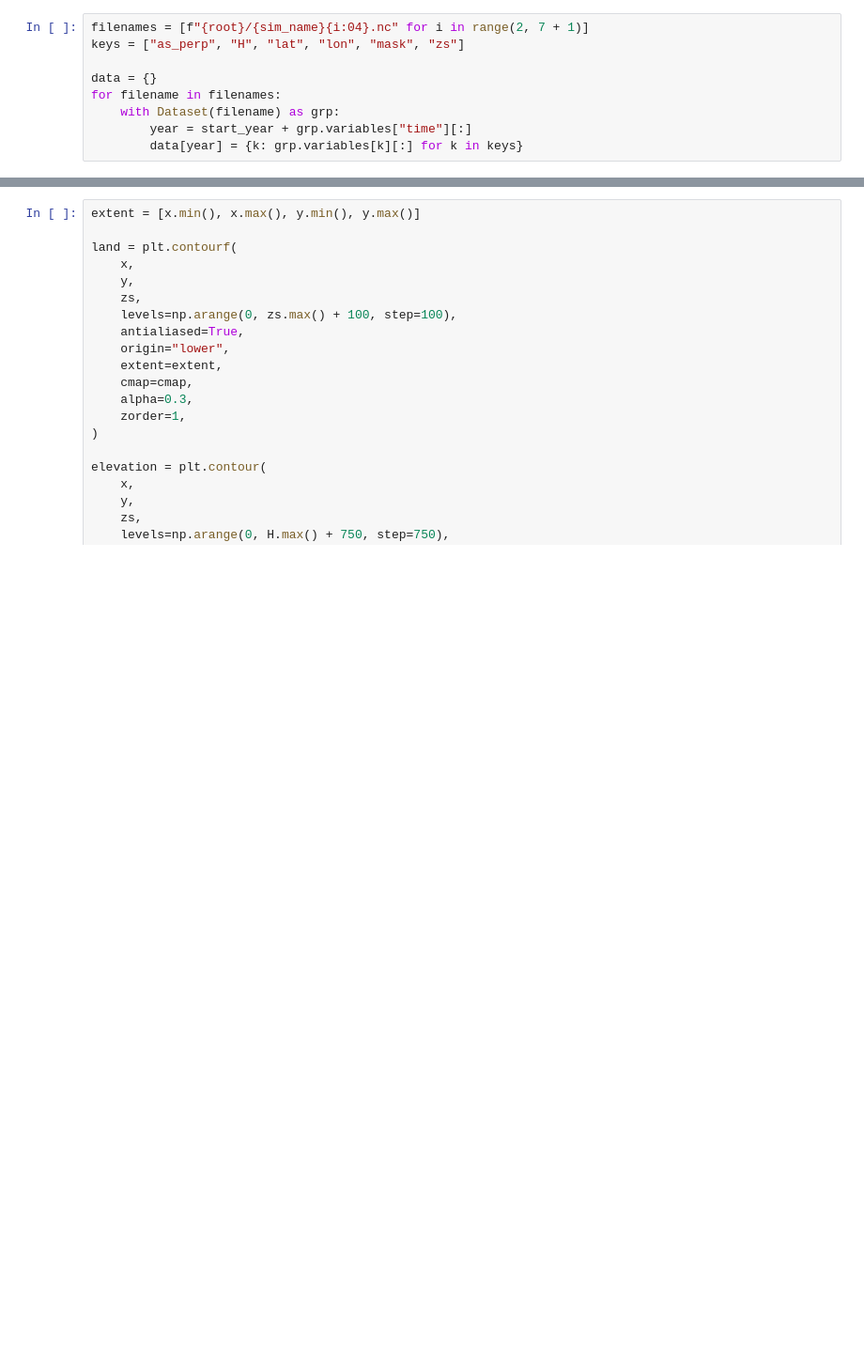
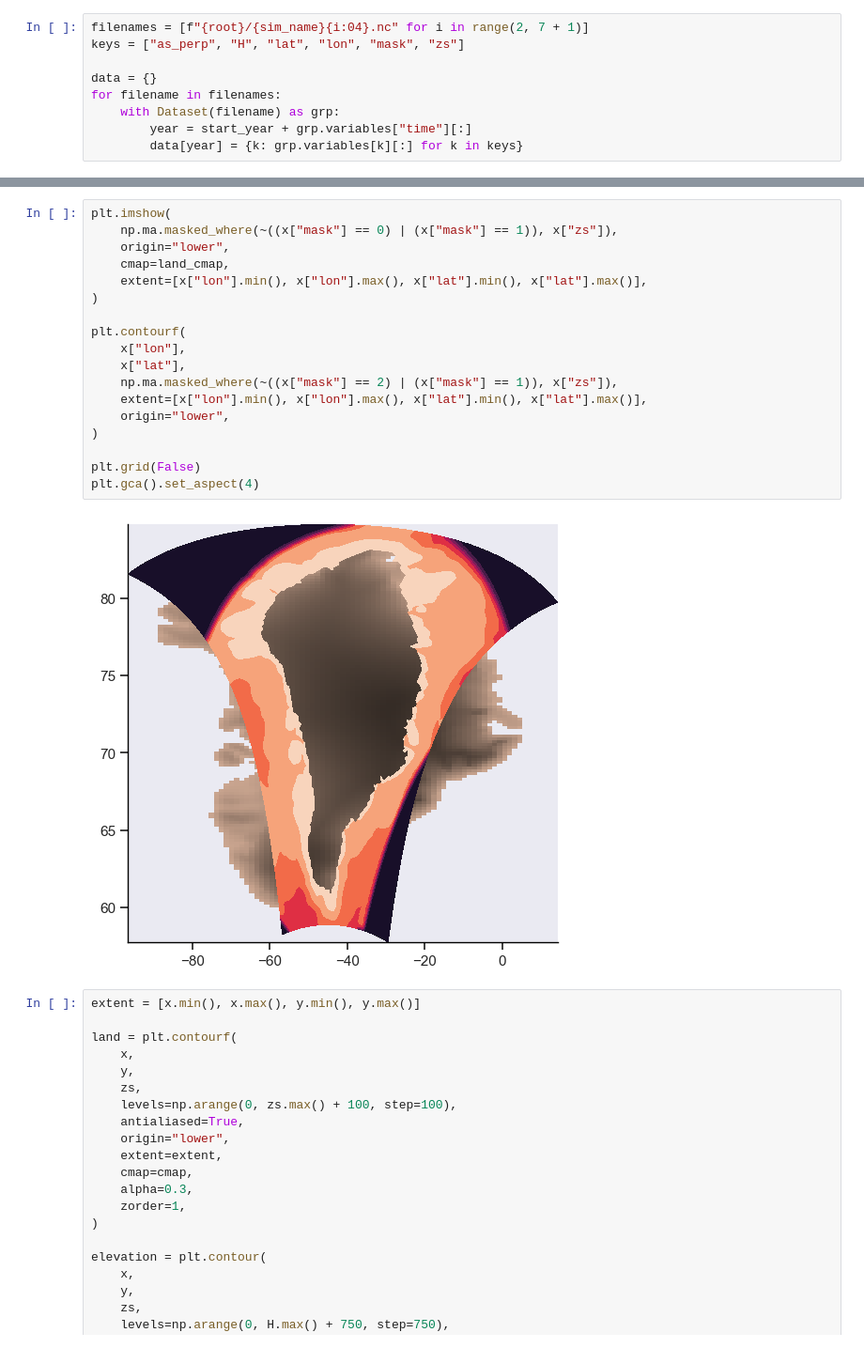
Before and after one commit to Pocket-titan/jelmar, a Jupyter notebook: content/notebooks/simulating_ice.ipynb, the cells around one changed output, grey strips where cells are left out. Shown: that part at 94% size. Cells and saved outputs as stored; diff of their text form; blank space fills up the shorter version.

```diff
--- a/content/notebooks/simulating_ice.ipynb
+++ b/content/notebooks/simulating_ice.ipynb
@@ -351,3 +408,23 @@ for ax in axes.flat:
+# %%
+plt.imshow(
+    np.ma.masked_where(~((x["mask"] == 0) | (x["mask"] == 1)), x["zs"]),
+    origin="lower",
+    cmap=land_cmap,
+    extent=[x["lon"].min(), x["lon"].max(), x["lat"].min(), x["lat"].max()],
+)
+
+plt.contourf(
+    x["lon"],
+    x["lat"],
+    np.ma.masked_where(~((x["mask"] == 2) | (x["mask"] == 1)), x["zs"]),
+    extent=[x["lon"].min(), x["lon"].max(), x["lat"].min(), x["lat"].max()],
+    origin="lower",
+)
+
+plt.grid(False)
+plt.gca().set_aspect(4)
+# %% [output]
+[figure, added]
 # %%
 extent = [x.min(), x.max(), y.min(), y.max()]
 
```
Also changed, not shown: parts of 10 cells of this notebook, 35 other files.
